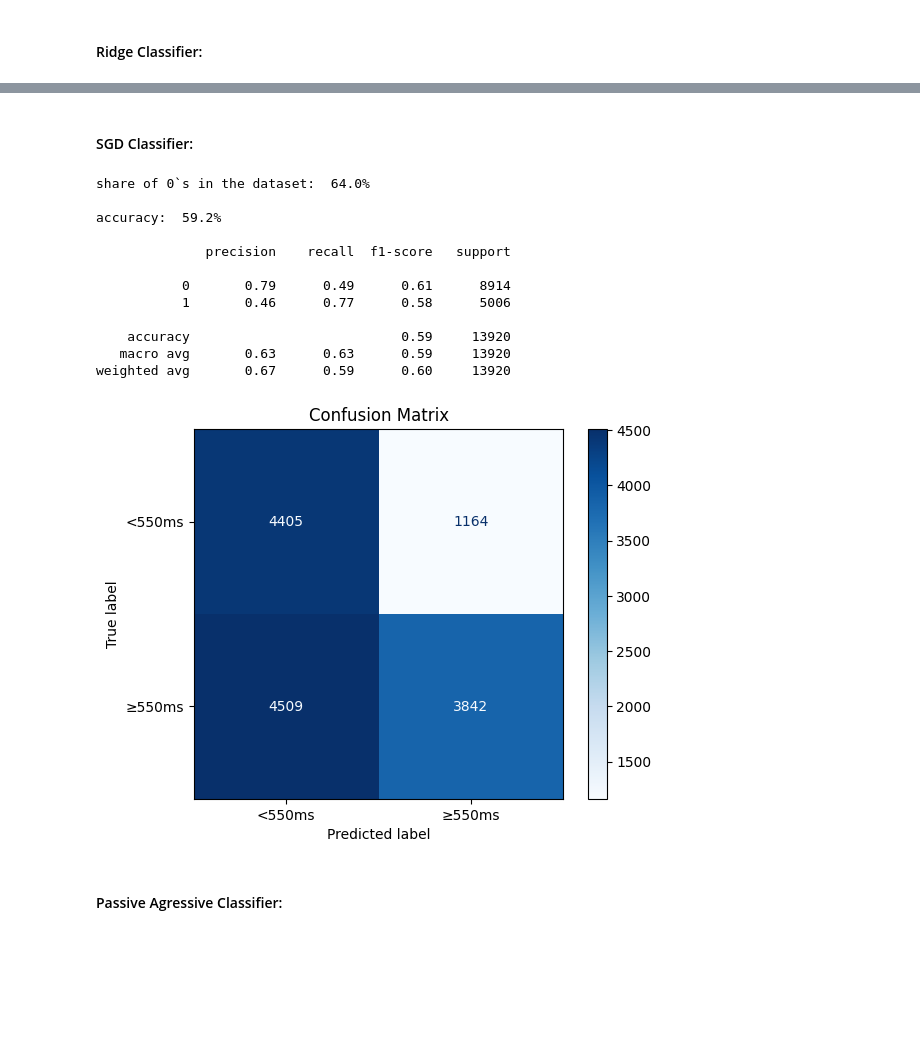
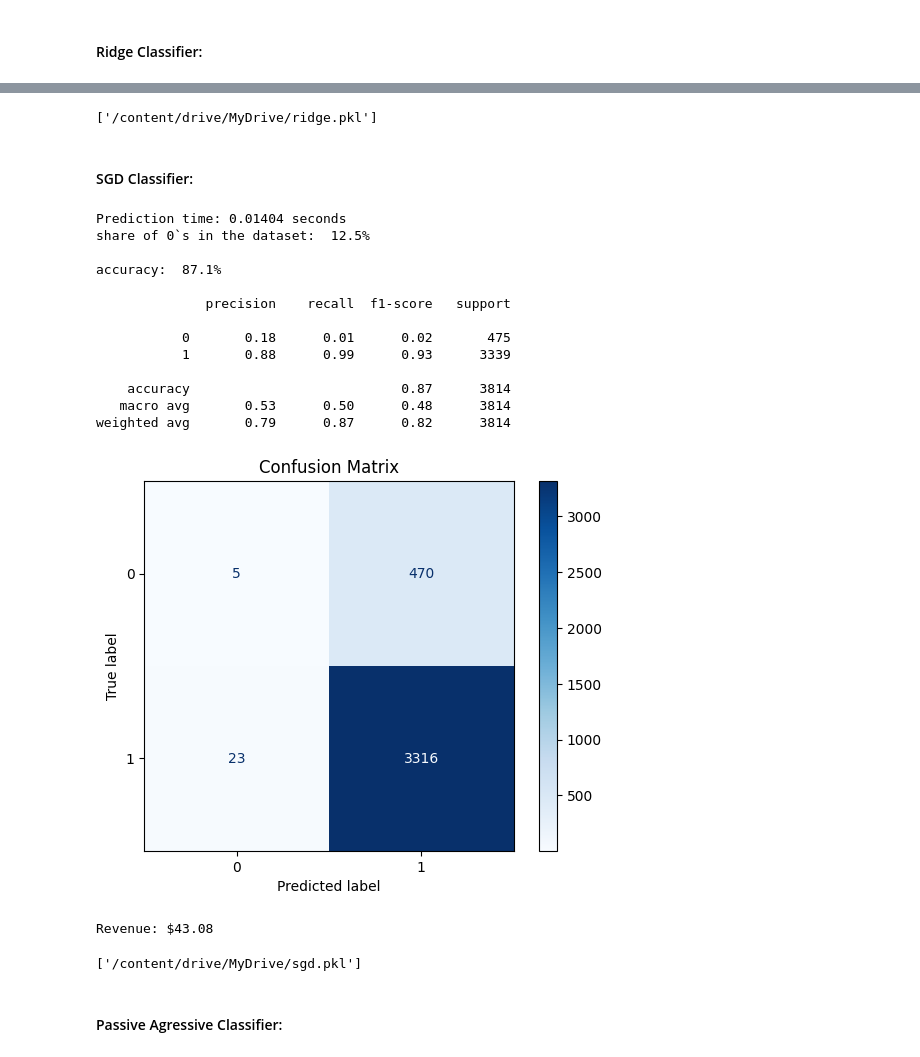
Before and after one commit to diman199888/quantitative-finance, a Jupyter notebook: crypto-arbitrage-model/masterfile.ipynb, the cells around one changed output, grey strips where cells are left out. Saved outputs shown, nothing was run; the diff lists cells and outputs as text; code cells hidden in the pictures; blank space fills up the shorter version.

```diff
--- a/crypto-arbitrage-model/masterfile.ipynb
+++ b/crypto-arbitrage-model/masterfile.ipynb
@@ -179,17 +425,2 @@ def accuracy(y_test, y_pred):
 # %% [markdown]
 split and scale the data:
-# %%
-X = arbitrage_model.drop(columns = ['ts', 'length', 'dummy', 'arbitrage_id'])
-y = arbitrage_model["dummy"]
-
-X_train, X_test, y_train, y_test = train_test_split(
-    X, y,
-    test_size=0.20,
-    random_state=42
-)
-
-scaler = StandardScaler()
-X_train_scaled = scaler.fit_transform(X_train)
-X_test_scaled = scaler.transform(X_test)
-
-joblib.dump(scaler, '/content/drive/MyDrive/scaler.pkl')
@@ -200,12 +427,13 @@ bonus: time-series split
+# %%
+X = arbitrage_model.drop(columns = ['ts', 'dummy', 'arbitrage_id', 'HTX_delta_ts', 'Bybit_delta_ts', 'timedelta'])
+y = arbitrage_model["dummy"]
 # %%
-"""
 tscv = TimeSeriesSplit()
 
 for train_index, test_index in tscv.split(X):
-    X_train_ts, X_test_ts = X.iloc[train_index], X.iloc[test_index]
-    y_train_ts, y_test_ts = y.iloc[train_index], y.iloc[test_index]
+    X_train, X_test = X.iloc[train_index], X.iloc[test_index]
+    y_train, y_test = y.iloc[train_index], y.iloc[test_index]
 
 scaler = StandardScaler()
-X_train_ts_scaled = scaler.fit_transform(X_train_ts)
-X_test_ts_scaled = scaler.transform(X_test_ts)
-"""
+X_train_scaled = scaler.fit_transform(X_train)
+X_test_scaled = scaler.transform(X_test)
@@ -275,33 +567,52 @@ weighted avg       0.67      0.64      0.65     13920
+# %%
+joblib.dump(ridge_model, '/content/drive/MyDrive/ridge.pkl')
+# %% [output]
+['/content/drive/MyDrive/ridge.pkl']
 # %% [markdown]
 #### SGD Classifier:
 # %%
-best_params_sgd = {'loss': 'squared_hinge', 'penalty': None, 'alpha': 11.36025619228003,
-               'l1_ratio': 0.23656417101535032, 'fit_intercept': False, 'tol': 9.645686618277331,
-               'shuffle': True, 'learning_rate': 'adaptive', 'power_t': -9.272030937687902,
-               'early_stopping': False, 'average': True, 'eta0': 5.452631621414764}  #as selected by optuna
+best_params_sgd = {'loss': 'squared_hinge',
+ 'penalty': 'elasticnet',
+ 'alpha': 33.820968906463726,
+ 'l1_ratio': 0.3884827302592708,
+ 'tol': 0.06417175667665795,
+ 'learning_rate': 'optimal',
+ 'power_t': 8.608543750732,
+ 'average': True}  #as selected by optuna
 
 sgd_model = SGDClassifier(**best_params_sgd, class_weight='balanced', random_state=42, n_jobs=-1, max_iter = 100000).fit(X_train_scaled, y_train)
 
 # evaluate on test set
+start = time.time()
 y_pred_sgd = sgd_model.predict(X_test_scaled)
+prediction_time_sgd = round(time.time() - start, 5)
+print(f"Prediction time: {prediction_time_sgd:.5f} seconds")
 # assess accuracy of the model
 accuracy(y_test, y_pred_sgd)
 # show confussion matrix
 cm1 = matrix(y_test, y_pred_sgd)
+sgd_income = round(cost_function(y_test, y_pred_sgd), 2)
+print(f'Revenue: ${sgd_income}')
 # %% [output]
-share of 0`s in the dataset:  64.0%
+Prediction time: 0.01404 seconds
+share of 0`s in the dataset:  12.5%
 
-accuracy:  59.2%
+accuracy:  87.1%
 
               precision    recall  f1-score   support
 
-           0       0.79      0.49      0.61      8914
-           1       0.46      0.77      0.58      5006
+           0       0.18      0.01      0.02       475
+           1       0.88      0.99      0.93      3339
 
-    accuracy                           0.59     13920
-   macro avg       0.63      0.63      0.59     13920
-weighted avg       0.67      0.59      0.60     13920
+    accuracy                           0.87      3814
+   macro avg       0.53      0.50      0.48      3814
+weighted avg       0.79      0.87      0.82      3814
-[figure, old version]
+[figure, new version]
+Revenue: $43.08
+# %%
+joblib.dump(sgd_model, '/content/drive/MyDrive/sgd.pkl')
+# %% [output]
+['/content/drive/MyDrive/sgd.pkl']
 # %% [markdown]
 #### Passive Agressive Classifier:
 # %%
```
Also changed, not shown: parts of 115 cells of this notebook, 1 other file.
